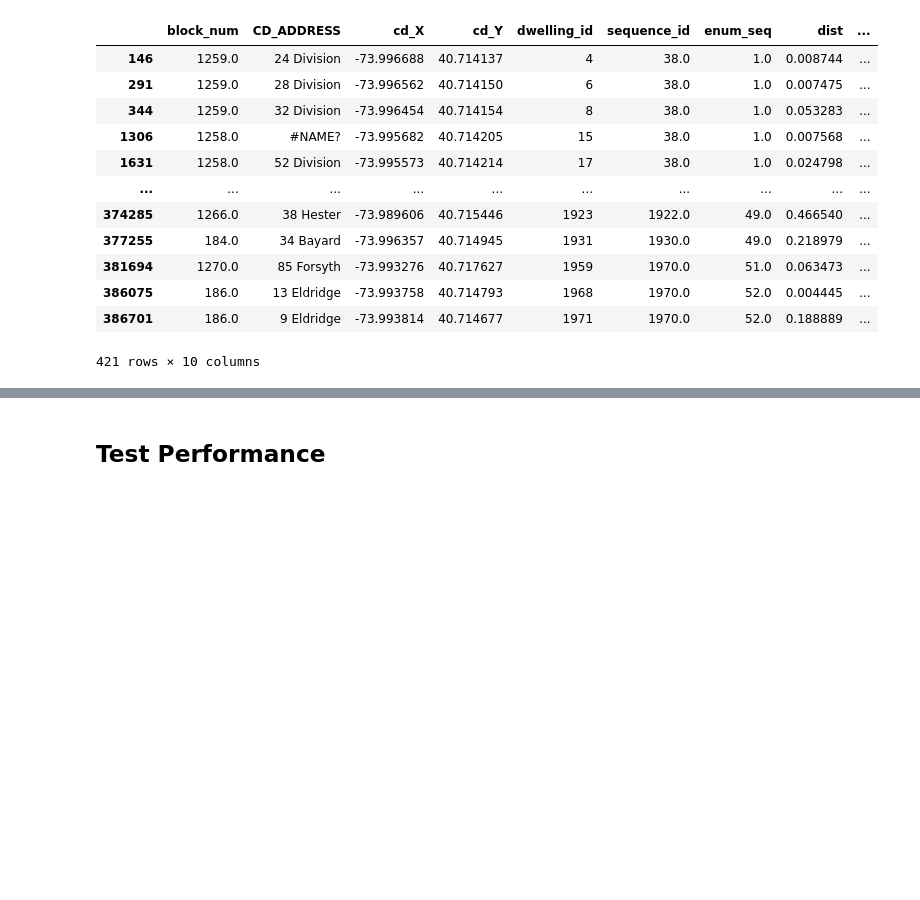
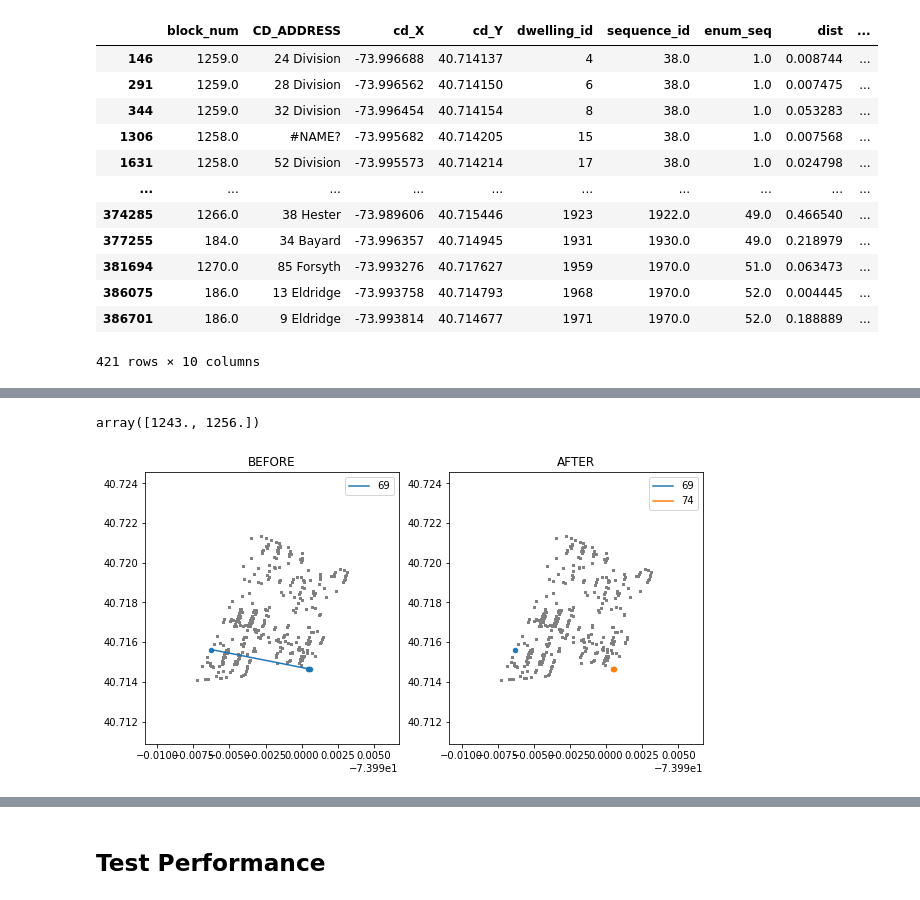
Before and after one commit to CenterForSpatialResearch/hnyc-spatial-linkage, a Jupyter notebook: interpolation_notebooks/working_notebook/sequence comparison.ipynb, the cells around one changed output, grey strips where cells are left out. Drawn from its saved outputs; the diff is of its cells as text; code cells hidden in the pictures; blank space fills up the shorter version.

Commit message:
visualized new enum dist seq

```diff
--- a/interpolation_notebooks/working_notebook/sequence comparison.ipynb
+++ b/interpolation_notebooks/working_notebook/sequence comparison.ipynb
@@ -230,0 +186,37 @@ total num of long sequences:  27
+# %%
+merged_df_1.loc[merged_df_1['enum_dist_id_BEFORE'] == 1243]['enum_dist_id_AFTER'].unique()#[selected_cols].drop_duplicates()
+# %% [output]
+array([1243., 1256.])
+# %%
+
+def BEFORE_vs_AFTER(before_seq, after_seq):
+
+    fig, ax = plt.subplots(1,2, figsize=(10, 5))
+    ax[0].scatter(x=merged_df_1.loc[:, x_col], y=merged_df_1.loc[:, y_col], s=2, color='grey')
+    ax[1].scatter(x=merged_df_1.loc[:, x_col], y=merged_df_1.loc[:, y_col], s=2, color='grey')
+
+#     before_seq = [69]
+    colors = [plt.rcParams['axes.prop_cycle'].by_key()['color'][x] for x in range(len(before_seq))]
+    for seq, color in zip(before_seq, colors):
+        ss_df = merged_df_1.loc[merged_df_1['enum_dist_id_BEFORE'] == seq].drop_duplicates()
+        ax[0].plot(ss_df.loc[:, x_col], ss_df.loc[:, y_col], label=str(seq),
+                           color=color)
+        ax[0].scatter(ss_df.loc[:, x_col], ss_df.loc[:, y_col],
+                           color=color, s=20)
+        ax[0].set_title('BEFORE')
+
+#     after_seq = [69, 74]
+    colors = [plt.rcParams['axes.prop_cycle'].by_key()['color'][x] for x in range(len(after_seq))]
+    for seq, color in zip(after_seq, colors):
+        ss_df = merged_df_1.loc[merged_df_1['enum_dist_id_AFTER'] == seq].drop_duplicates()
+        ax[1].plot(ss_df.loc[:, x_col], ss_df.loc[:, y_col], label=str(seq),
+                           color=color)
+        ax[1].scatter(ss_df.loc[:, x_col], ss_df.loc[:, y_col],
+                           color=color, s=20)
+        ax[1].set_title('AFTER')
+    ax[0].legend()
+    ax[1].legend()
+# %%
+BEFORE_vs_AFTER(before_seq=[69], after_seq=[69,74])
+# %% [output]
+[figure, added]
```
Also changed, not shown: parts of 20 cells of this notebook.
